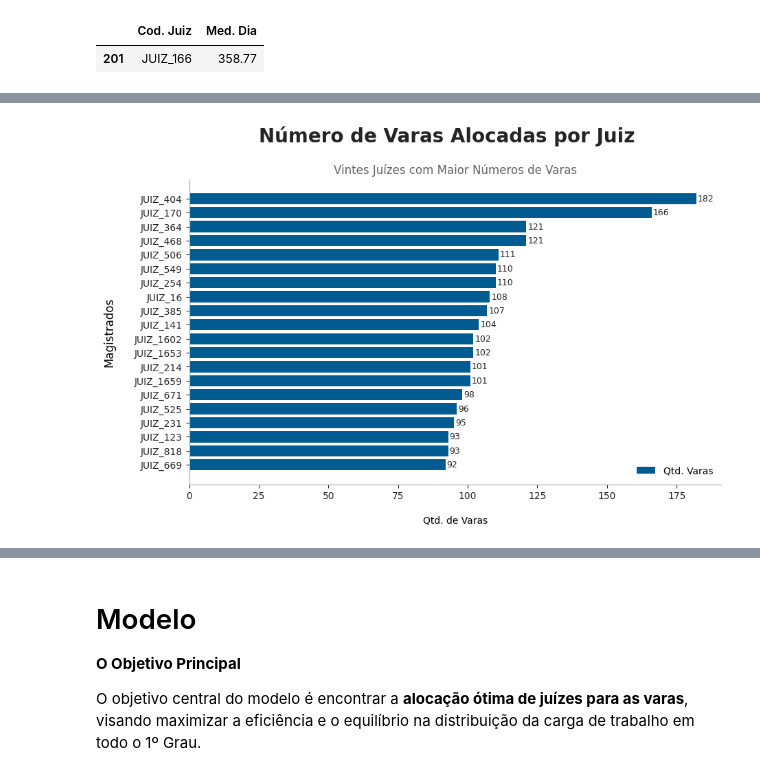
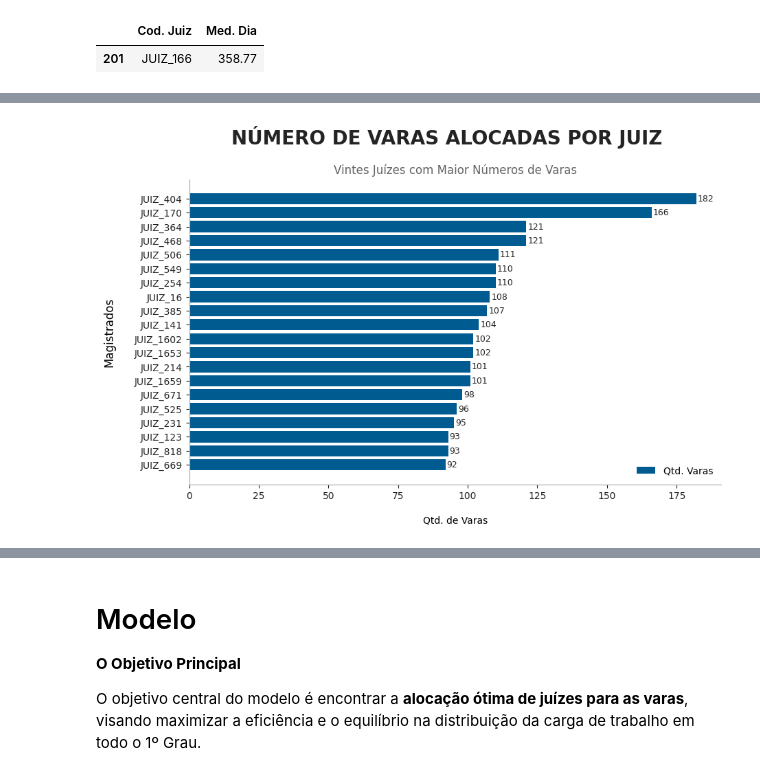
Before and after one commit to houstonsantos/max-jud-tjba, a Jupyter notebook: src/model_tcc/max_jud.ipynb, the cells around one changed output, grey strips where cells are left out. Drawn from its saved outputs; the diff is of its cells as text; code cells hidden in the pictures.

```diff
--- a/src/model_tcc/max_jud.ipynb
+++ b/src/model_tcc/max_jud.ipynb
@@ -480,7 +480,7 @@ plt.style.use('default')
 fig, ax = plt.subplots(figsize=(10,6))
 fig.subplots_adjust(top=0.85)
 # Titulos e subtitulos
-fig.suptitle('Número de Varas Alocadas por Juiz', fontweight='bold', fontsize=20, color=cinza3)
+fig.suptitle('NÚMERO DE VARAS ALOCADAS POR JUIZ', fontweight='bold', fontsize=20, color=cinza3)
 ax.set_title('Vintes Juízes com Maior Números de Varas', y=1, color=cinza2)
 ax.set_ylabel('Magistrados', labelpad=20, fontsize=12)
 ax.set_xlabel("\nQtd. de Varas")
@@ -491,34 +491,34 @@ ax.spines['right'].set_visible(False)
 # Muda cor dos eixos
 ax.spines['left'].set_color(cinza1)
 ax.spines['bottom'].set_color(cinza1)
 
 # Eixo Y (nomes)
 #y = range(len(df_juiz_x_vara))
 qtd_ref = 20
 y = range(qtd_ref)
 # Linha central no zero
 ax.axvline(0, color=cinza1)
 
 # Barras
 ax.barh(y, df_juiz_x_vara.iloc[0:qtd_ref, 1].sort_values(), color=tjba_azul, label="Qtd. Varas", height=0.8)
 
 # Ajusta os ticks do eixo Y
 ax.set_yticks(y)
 ax.set_yticklabels(df_juiz_x_vara.iloc[0:qtd_ref, 0])
 # Aumentar o tamanho da fonte das marcas no eixo X
 ax.tick_params(axis='x', labelsize=10, colors=cinza3)
 ax.tick_params(axis='y', labelsize=10, colors=cinza3)
 # Coloca legenda
 ax.legend(edgecolor='none')
 
 # Adiciona os valores nas barras
 for i, v in enumerate(df_juiz_x_vara.iloc[0:qtd_ref, 1].sort_values()):
     ax.text(v + 0.5, i, str(v), va='center', ha='left', color=cinza3, fontsize=9)
 
 #plt.tight_layout()
 plt.show()
 # %% [output]
-[figure, old version]
+[figure, new version]
 # %%
 # Gráfico da produtividade das varas vs número de juízes
 chart = (
```
Also changed, not shown: parts of 6 cells of this notebook, 8 other files.
